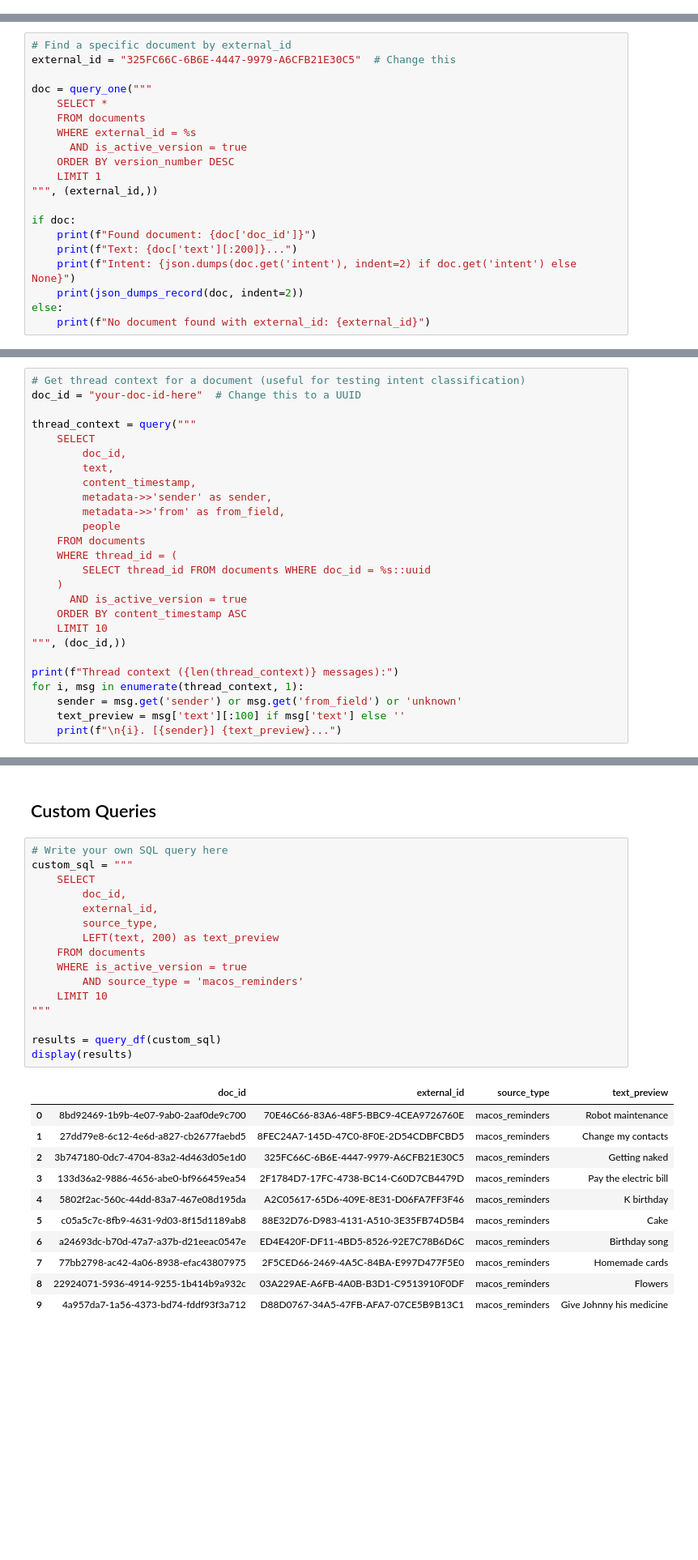
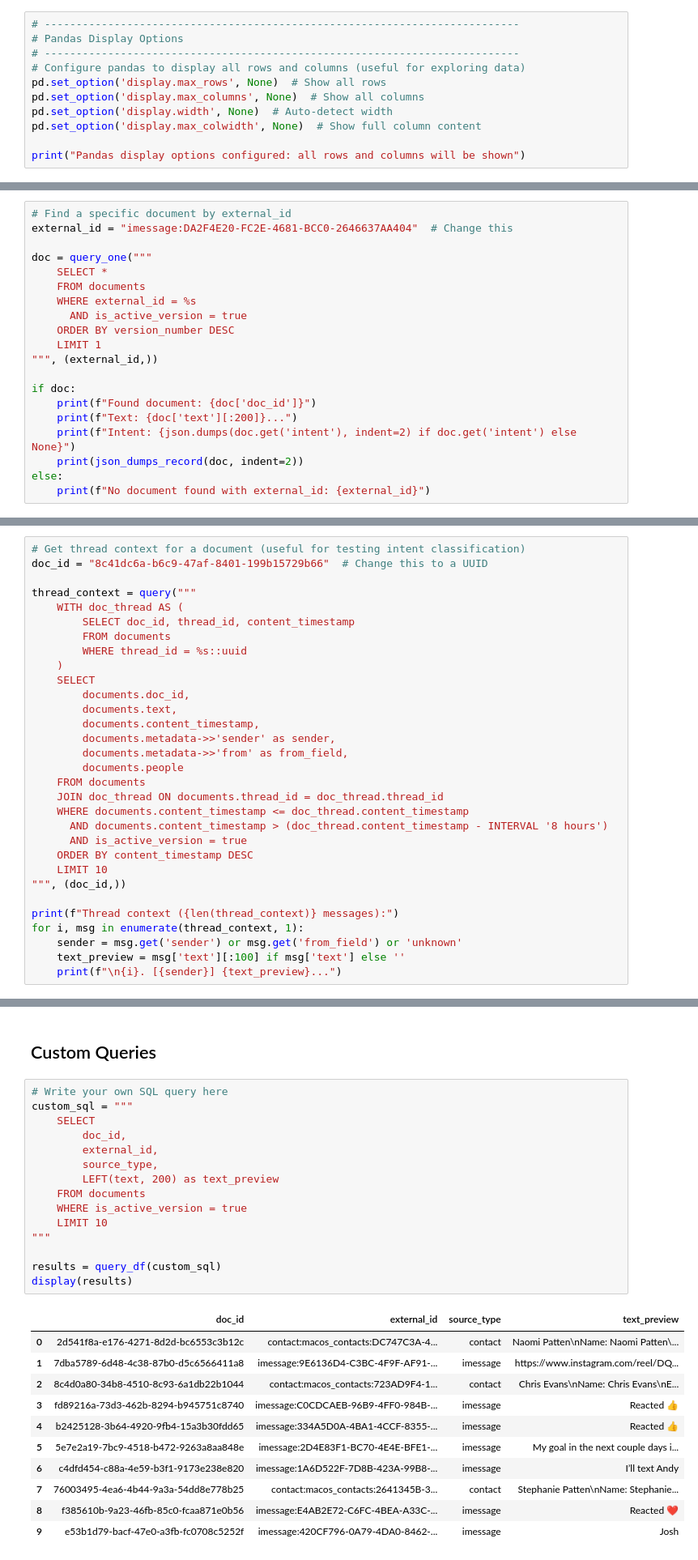
Before and after one commit to ChrisPatten/haven, a Jupyter notebook: notebooks/postgres_query_playground.ipynb, the cells around one changed output, grey strips where cells are left out. Shown at 81% size. Drawn from its saved outputs; the diff is of its cells as text; blank space fills up the shorter version.

```diff
--- a/notebooks/postgres_query_playground.ipynb
+++ b/notebooks/postgres_query_playground.ipynb
@@ -69,3 +69,14 @@ print(f"Database: {get_conn_str()}")
 # %% [output]
 Project root: /Users/chrispatten/workspace/haven
 Database: postgresql://postgres:postgres@localhost:5432/haven
+# %%
+# ---------------------------------------------------------------------------
+# Pandas Display Options
+# ---------------------------------------------------------------------------
+# Configure pandas to display all rows and columns (useful for exploring data)
+pd.set_option('display.max_rows', None)  # Show all rows
+pd.set_option('display.max_columns', None)  # Show all columns
+pd.set_option('display.width', None)  # Auto-detect width
+pd.set_option('display.max_colwidth', None)  # Show full column content
+
+print("Pandas display options configured: all rows and columns will be shown")
@@ -271,7 +283,7 @@ display(docs_with_intents)
 |  |
 # %%
 # Find a specific document by external_id
-external_id = "325FC66C-6B6E-4447-9979-A6CFB21E30C5"  # Change this
+external_id = "imessage:DA2F4E20-FC2E-4681-BCC0-2646637AA404"  # Change this
 
 doc = query_one("""
     SELECT *
@@ -330,21 +370,26 @@ display(recent_threads)
 # %%
 # Get thread context for a document (useful for testing intent classification)
-doc_id = "your-doc-id-here"  # Change this to a UUID
+doc_id = "8c41dc6a-b6c9-47af-8401-199b15729b66"  # Change this to a UUID
 
 thread_context = query("""
+    WITH doc_thread AS (
+        SELECT doc_id, thread_id, content_timestamp
+        FROM documents
+        WHERE thread_id = %s::uuid
+    )
     SELECT
-        doc_id,
-        text,
-        content_timestamp,
-        metadata->>'sender' as sender,
-        metadata->>'from' as from_field,
-        people
+        documents.doc_id,
+        documents.text,
+        documents.content_timestamp,
+        documents.metadata->>'sender' as sender,
+        documents.metadata->>'from' as from_field,
+        documents.people
     FROM documents
-    WHERE thread_id = (
-        SELECT thread_id FROM documents WHERE doc_id = %s::uuid
-    )
+    JOIN doc_thread ON documents.thread_id = doc_thread.thread_id
+    WHERE documents.content_timestamp <= doc_thread.content_timestamp
+      AND documents.content_timestamp > (doc_thread.content_timestamp - INTERVAL '8 hours')
       AND is_active_version = true
-    ORDER BY content_timestamp ASC
+    ORDER BY content_timestamp DESC
     LIMIT 10
 """, (doc_id,))
 
@@ -445,28 +405,27 @@ display(failed_intents)
 # %%
 # Write your own SQL query here
 custom_sql = """
     SELECT
         doc_id,
         external_id,
         source_type,
         LEFT(text, 200) as text_preview
     FROM documents
     WHERE is_active_version = true
-        AND source_type = 'macos_reminders'
     LIMIT 10
 """
 
 results = query_df(custom_sql)
 display(results)
 # %% [output]
 |  | doc_id | external_id | source_type | text_preview |
-| 0 | 8bd92469-1b9b-4e07-9ab0-2aaf0de9c700 | 70E46C66-83A6-48F5-BBC9-4CEA9726760E | macos_reminders | Robot maintenance |
-| 1 | 27dd79e8-6c12-4e6d-a827-cb2677faebd5 | 8FEC24A7-145D-47C0-8F0E-2D54CDBFCBD5 | macos_reminders | Change my contacts |
-| 2 | 3b747180-0dc7-4704-83a2-4d463d05e1d0 | 325FC66C-6B6E-4447-9979-A6CFB21E30C5 | macos_reminders | Getting naked |
-| 3 | 133d36a2-9886-4656-abe0-bf966459ea54 | 2F1784D7-17FC-4738-BC14-C60D7CB4479D | macos_reminders | Pay the electric bill |
-| 4 | 5802f2ac-560c-44dd-83a7-467e08d195da | A2C05617-65D6-409E-8E31-D06FA7FF3F46 | macos_reminders | K birthday |
-| 5 | c05a5c7c-8fb9-4631-9d03-8f15d1189ab8 | 88E32D76-D983-4131-A510-3E35FB74D5B4 | macos_reminders | Cake |
-| 6 | a24693dc-b70d-47a7-a37b-d21eeac0547e | ED4E420F-DF11-4BD5-8526-92E7C78B6D6C | macos_reminders | Birthday song |
-| 7 | 77bb2798-ac42-4a06-8938-efac43807975 | 2F5CED66-2469-4A5C-84BA-E997D477F5E0 | macos_reminders | Homemade cards |
-| 8 | 22924071-5936-4914-9255-1b414b9a932c | 03A229AE-A6FB-4A0B-B3D1-C9513910F0DF | macos_reminders | Flowers |
-| 9 | 4a957da7-1a56-4373-bd74-fddf93f3a712 | D88D0767-34A5-47FB-AFA7-07CE5B9B13C1 | macos_reminders | Give Johnny his medicine |
+| 0 | 2d541f8a-e176-4271-8d2d-bc6553c3b12c | contact:macos_contacts:DC747C3A-4... | contact | Naomi Patten\nName: Naomi Patten\... |
+| 1 | 7dba5789-6d48-4c38-87b0-d5c6566411a8 | imessage:9E6136D4-C3BC-4F9F-AF91-... | imessage | https://www.instagram.com/reel/DQ... |
+| 2 | 8c4d0a80-34b8-4510-8c93-6a1db22b1044 | contact:macos_contacts:723AD9F4-1... | contact | Chris Evans\nName: Chris Evans\nE... |
+| 3 | fd89216a-73d3-462b-8294-b945751c8740 | imessage:C0CDCAEB-96B9-4FF0-984B-... | imessage | Reacted 👍 |
+| 4 | b2425128-3b64-4920-9fb4-15a3b30fdd65 | imessage:334A5D0A-4BA1-4CCF-8355-... | imessage | Reacted 👍 |
+| 5 | 5e7e2a19-7bc9-4518-b472-9263a8aa848e | imessage:2D4E83F1-BC70-4E4E-BFE1-... | imessage | My goal in the next couple days i... |
+| 6 | c4dfd454-c88a-4e59-b3f1-9173e238e820 | imessage:1A6D522F-7D8B-423A-99B8-... | imessage | I’ll text Andy |
+| 7 | 76003495-4ea6-4b44-9a3a-54dd8e778b25 | contact:macos_contacts:2641345B-3... | contact | Stephanie Patten\nName: Stephanie... |
+| 8 | f385610b-9a23-46fb-85c0-fcaa871e0b56 | imessage:E4AB2E72-C6FC-4BEA-A33C-... | imessage | Reacted ❤️ |
+| 9 | e53b1d79-bacf-47e0-a3fb-fc0708c5252f | imessage:420CF796-0A79-4DA0-8462-... | imessage | Josh |
```
Also changed, not shown: parts of 25 cells of this notebook, 55 other files.
